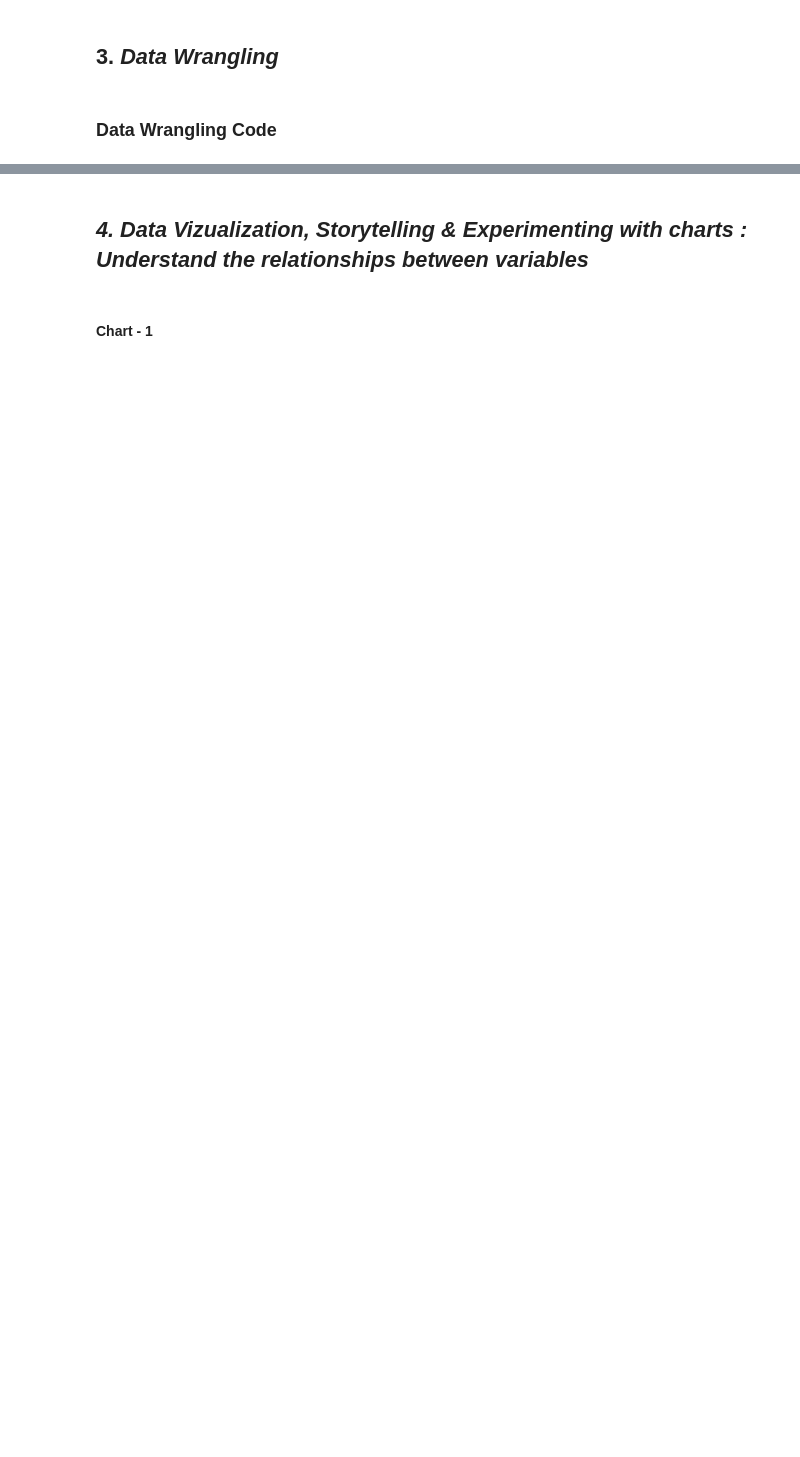
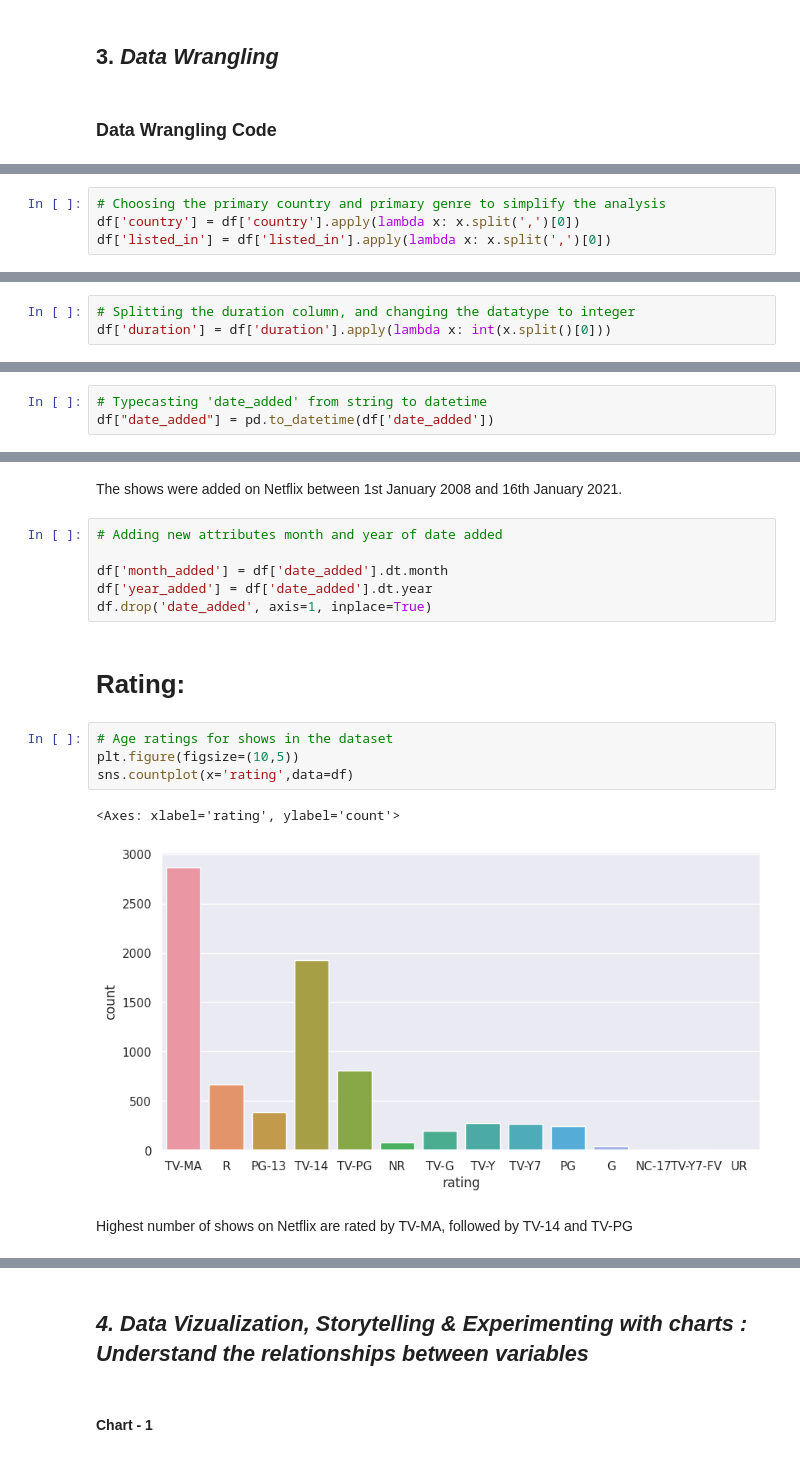
Before and after one commit to prbrtbiswal/Unsupervised-ML, a Jupyter notebook: Unsupervised_ML_Submission.ipynb, the cells around one changed output, grey strips where cells are left out. Drawn from its saved outputs; the diff is of its cells as text; blank space fills up the shorter version.

```diff
--- a/Unsupervised_ML_Submission.ipynb
+++ b/Unsupervised_ML_Submission.ipynb
@@ -201,0 +364,4 @@ Answer Here.
+# %%
+# Choosing the primary country and primary genre to simplify the analysis
+df['country'] = df['country'].apply(lambda x: x.split(',')[0])
+df['listed_in'] = df['listed_in'].apply(lambda x: x.split(',')[0])
@@ -201,0 +407,3 @@ Answer Here.
+# %%
+# Splitting the duration column, and changing the datatype to integer
+df['duration'] = df['duration'].apply(lambda x: int(x.split()[0]))
@@ -201,0 +459,3 @@ Answer Here.
+# %%
+# Typecasting 'date_added' from string to datetime
+df["date_added"] = pd.to_datetime(df['date_added'])
@@ -201,0 +467,19 @@ Answer Here.
+# %% [markdown]
+The shows were added on Netflix between 1st January 2008 and 16th January 2021.
+# %%
+# Adding new attributes month and year of date added
+
+df['month_added'] = df['date_added'].dt.month
+df['year_added'] = df['date_added'].dt.year
+df.drop('date_added', axis=1, inplace=True)
+# %% [markdown]
+#  Rating:
+# %%
+# Age ratings for shows in the dataset
+plt.figure(figsize=(10,5))
+sns.countplot(x='rating',data=df)
+# %% [output]
+<Axes: xlabel='rating', ylabel='count'>
+[figure, added]
+# %% [markdown]
+Highest number of shows on Netflix are rated by TV-MA, followed by TV-14 and TV-PG
```
Also changed, not shown: parts of 111 cells of this notebook.
